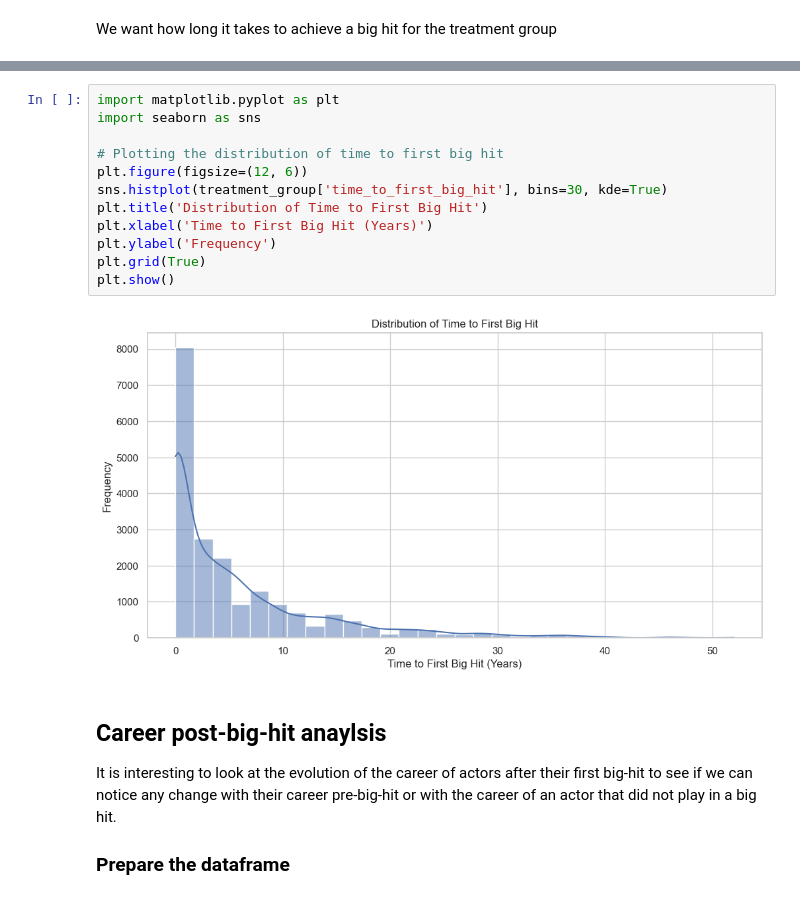
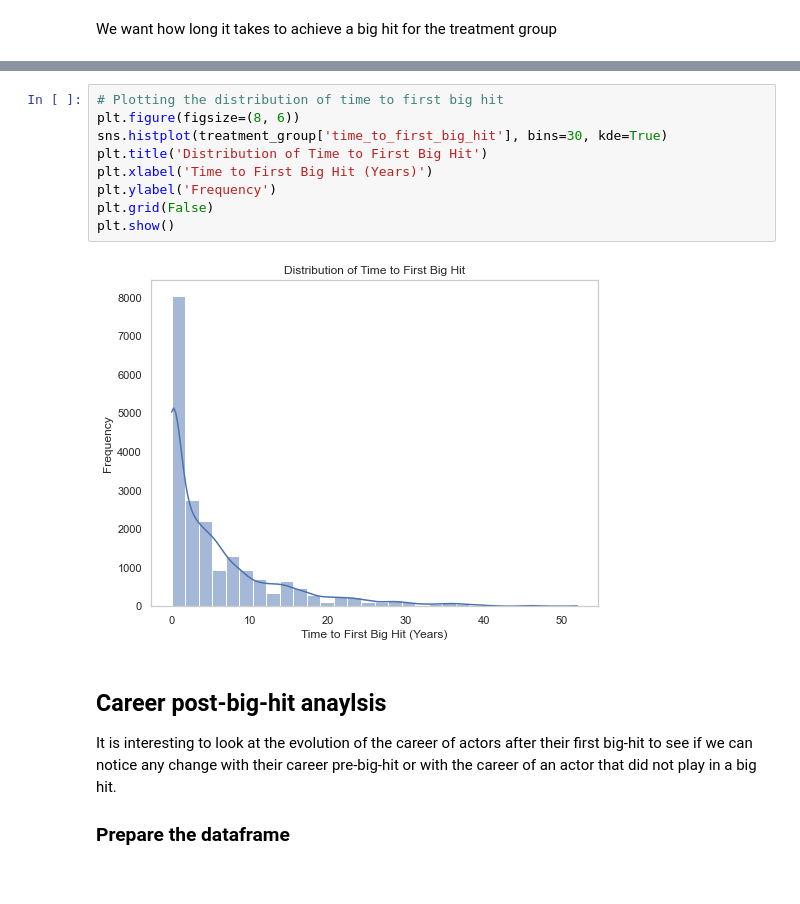
Before and after one commit to epfl-ada/ada-2023-project-pinacolada23, a Jupyter notebook: observational_study.ipynb, the cells around one changed output, grey strips where cells are left out. Cells and saved outputs as stored; diff of their text form.

```diff
--- a/observational_study.ipynb
+++ b/observational_study.ipynb
@@ -171,17 +176,14 @@ See the caveats in the documentation: https://pandas.pydata.org/pandas-docs/stab
 # %%
-import matplotlib.pyplot as plt
-import seaborn as sns
-
 # Plotting the distribution of time to first big hit
-plt.figure(figsize=(12, 6))
+plt.figure(figsize=(8, 6))
 sns.histplot(treatment_group['time_to_first_big_hit'], bins=30, kde=True)
 plt.title('Distribution of Time to First Big Hit')
 plt.xlabel('Time to First Big Hit (Years)')
 plt.ylabel('Frequency')
-plt.grid(True)
+plt.grid(False)
 plt.show()
 # %% [output]
-[figure, old version]
+[figure, new version]
 # %% [markdown]
 ## Career post-big-hit anaylsis
 
```
Also changed, not shown: parts of 10 cells of this notebook.
